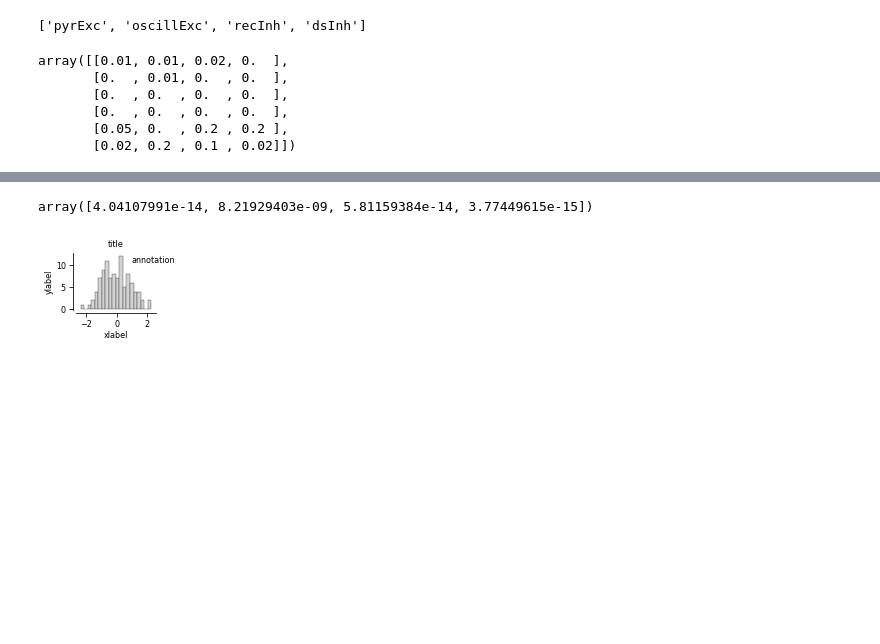
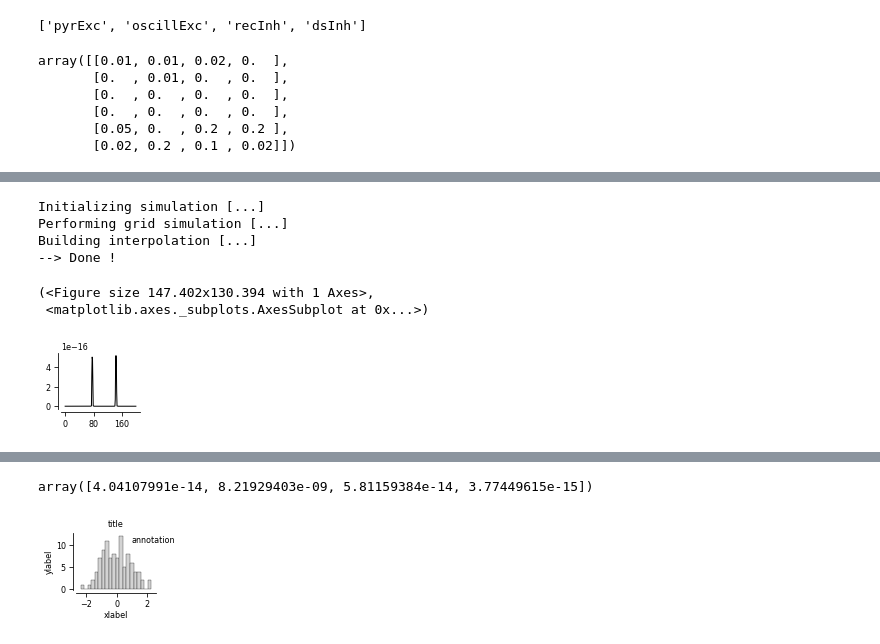
Before and after one commit to yzerlaut/spkNtwk-cortStatesWakefulness, a Jupyter notebook: notebook.ipynb, the cells around one changed output, grey strips where cells are left out. Saved outputs shown, nothing was run; the diff lists cells and outputs as text; code cells hidden in the pictures; blank space fills up the shorter version.

```diff
--- a/notebook.ipynb
+++ b/notebook.ipynb
@@ -280,0 +628,13 @@ array([[0.01, 0.01, 0.02, 0.  ],
+# %%
+sim.build_TF_func(Ngrid=40)
+# %% [output]
+Initializing simulation [...]
+Performing grid simulation [...]
+Building interpolation [...]
+--> Done !
+# %%
+ge.plot(X[:,0])
+# %% [output]
+(<Figure size 147.402x130.394 with 1 Axes>,
+ <matplotlib.axes._subplots.AxesSubplot at 0x...>)
+[figure, added]
```
Also changed, not shown: parts of 20 cells of this notebook, 2 other files.
